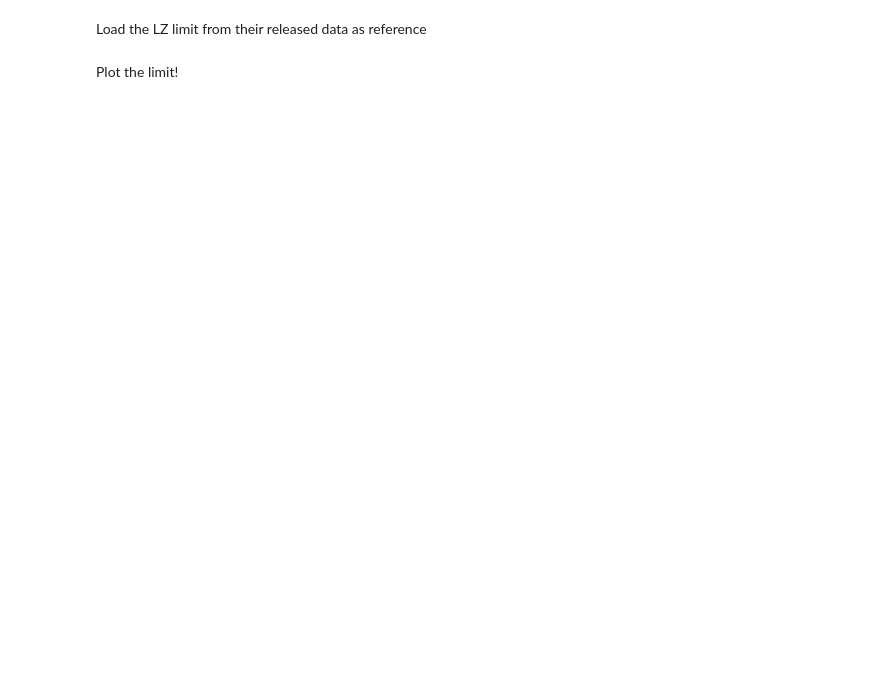
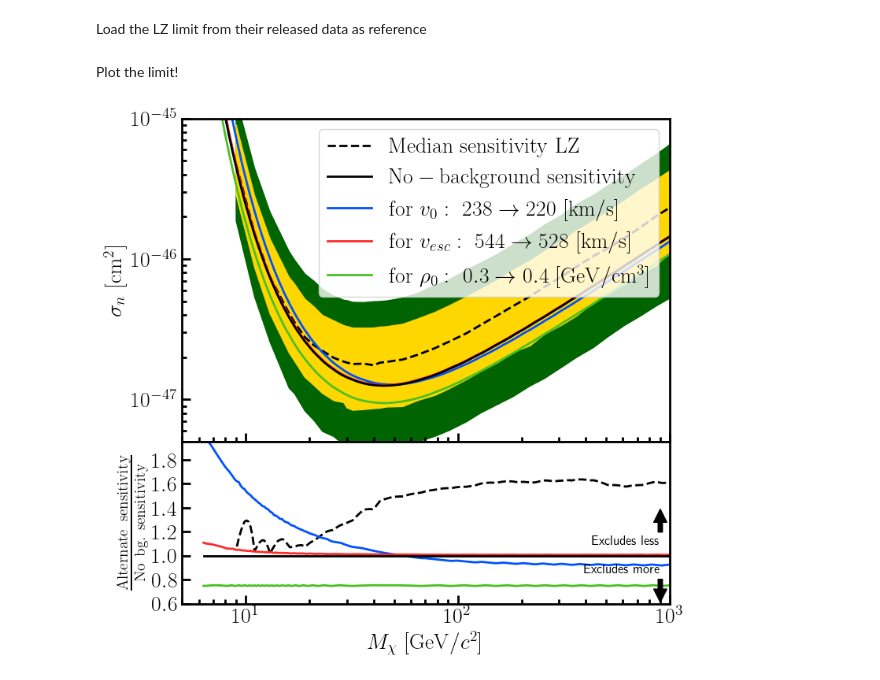
Before and after one commit to XAMS-nikhef/thesis_plots, a Jupyter notebook: notebooks/limits.ipynb, the cells around one changed output. Drawn from its saved outputs; the diff is of its cells as text; code cells hidden in the pictures; blank space fills up the shorter version.

```diff
--- a/notebooks/limits.ipynb
+++ b/notebooks/limits.ipynb
@@ -34,8 +34,9 @@ For this we need two things:
 detector = LZ()
 benchmark_model = dict(v_0=238*nu.km/nu.s,
                        v_esc=544*nu.km/nu.s,
-                       rho_dm=0.3* nu.GeV/nu.c0**2 / nu.cm**3)
-halo_model = wimprates.StandardHaloModel(**benchmark_model)
+                       rho_dm=0.3* nu.GeV/nu.c0**2 / nu.cm**3
+                      )
+halo_model = thesis_plots.StandardHaloModelReadable(**benchmark_model)
 # %%
 limit_setter = LimitSetter(detector=detector, halo_model=halo_model)
 # %% [markdown]
@@ -68,18 +69,32 @@ else:
     n_sigma_bins = 50
     mass_range = np.logspace(np.log10(5), np.log10(1000), n_masses)
     limit_kw=dict(n_sigma_bins=n_sigma_bins, log_sigma_range=(-48, -44))
-# %%
-limit = limit_setter.set_limits(mass_range = mass_range, **limit_kw)
 # %%
-alt_v0 = wimprates.StandardHaloModel(**dict(benchmark_model, **dict(v_0=220*nu.km/nu.s)))
-alt_vesc = wimprates.StandardHaloModel(**dict(benchmark_model, **dict(v_esc=528*nu.km/nu.s)))
-alt_rho = wimprates.StandardHaloModel(**dict(benchmark_model, **dict(rho_dm=0.4* nu.GeV/nu.c0**2 / nu.cm**3)))
+alt_v0 = thesis_plots.StandardHaloModelReadable(**dict(benchmark_model, **dict(v_0=220*nu.km/nu.s)))
+alt_vesc = thesis_plots.StandardHaloModelReadable(**dict(benchmark_model, **dict(v_esc=528*nu.km/nu.s)))
+alt_rho = thesis_plots.StandardHaloModelReadable(**dict(benchmark_model, **dict(rho_dm=0.4* nu.GeV/nu.c0**2 / nu.cm**3)))
 
-def get_alt_limit(alt_model):
+def get_alt_limit(alt_model, _cache=True):
     """For a different halo model, get the approprate limit"""
+    limit_hash = thesis_plots.deterministic_hash(
+        {**limit_kw,
+         **alt_model.settings,
+         **dict(w_version = thesis_plots.print_versions(['wimprates'], return_string=True, print_output=False,).split('\n')[-1])
+        }
+    )
+    save_as = os.path.join(thesis_plots.root_folder, 'data', 'lz_limit', 'cached_sensitivities',
+                           f'sensitivity_{detector.__class__.__name__}_{alt_model.settings_name}_{limit_hash}.csv')
+    if _cache and os.path.exists(save_as):
+        return pd.read_csv(save_as)['sensitivity'].values
     limit_setter_alt = LimitSetter(detector=detector, halo_model=alt_model)
-    return limit_setter_alt.set_limits(mass_range=mass_range,  **limit_kw)
+    limit = limit_setter_alt.set_limits(mass_range=mass_range,  **limit_kw)
+    if _cache:
+        print(f'Saving {save_as}')
+        pd.DataFrame(dict(wimp_mass = mass_range, sensitivity=limit)).to_csv(save_as)
+    return limit
 # %%
+# %%time
+limit = get_alt_limit(halo_model)
 limit_alt_v0 = get_alt_limit(alt_v0)
 limit_alt_vesc = get_alt_limit(alt_vesc)
 limit_alt_rho = get_alt_limit(alt_rho)
@@ -106,7 +128,7 @@ plt.fill_between(lz_limit['mass(GeV)'], lz_limit['-2sigma'], lz_limit['+2sigma']
 plt.fill_between(lz_limit['mass(GeV)'], lz_limit['-1sigma'], lz_limit['+1sigma'], color='gold')
 
 # BG-free lines
-plt.plot(mass_range, limit, label=mathrm('No background sensitivity'), **kw, zorder=3)
+plt.plot(mass_range, limit, label=mathrm('No-background sensitivity'), **kw, zorder=3)
 plt.plot(mass_range, limit_alt_v0, label= mathrm('for ') + '$v_0:\ 238\\to220\ [\mathrm{km/s}]$', **kw,)
 plt.plot(mass_range, limit_alt_vesc, label= mathrm('for ') +'$v_{esc}:\ 544\\to528\ [\mathrm{km/s}]$', **kw,)
 plt.plot(mass_range, limit_alt_rho, label = mathrm('for ') +'$\\rho_0: \ 0.3\\to0.4\ [\mathrm{GeV/cm^3}]$', **kw,)
@@ -136,33 +158,35 @@ plt.plot(mass_range, limit_alt_rho/limit,**kw)
 plt.ylabel('$\\frac{\\mathrm{Alternate\ sensitivity}}{\\mathrm{No\ bg.\ sensitivity}}$')
 plt.xlabel('$M_\chi\ [\mathrm{GeV}/c^2]$')
 plt.subplots_adjust(hspace=0.)
 # plt.ylim(.5, 1.75)
 plt.yticks([0.6, 0.8, 1, 1.2, 1.4, 1.6, 1.8           ])
 #Save
 plt.ylim(0.6, 1.95)
 text_x = 900
 plt.annotate('Excludes less',
              xy=(text_x, 1.4),
              xycoords='data',
              xytext=(text_x, 1.07),
              textcoords='data',
              fontsize=12,
              arrowprops=dict(facecolor='black', shrink=0.05),
              horizontalalignment='right',
              verticalalignment='bottom',
             )
 plt.annotate('Excludes more',
              xy=(text_x, 0.6),
              xycoords='data',
              xytext=(text_x, 0.93),
              textcoords='data',
              fontsize=12,
              arrowprops=dict(facecolor='black', shrink=0.05),
              horizontalalignment='right',
              verticalalignment='top',
             )
 
 thesis_plots.save_fig('limit_setting')
+# %% [output]
+[figure, added]
 # %%
 plt.axhline(1, ls='--', c='k')
 itp = scipy.interpolate.interp1d(lz_limit['mass(GeV)'], lz_limit['median'], bounds_error=False)
```
Also changed, not shown: parts of 3 cells of this notebook, 12 other files.
